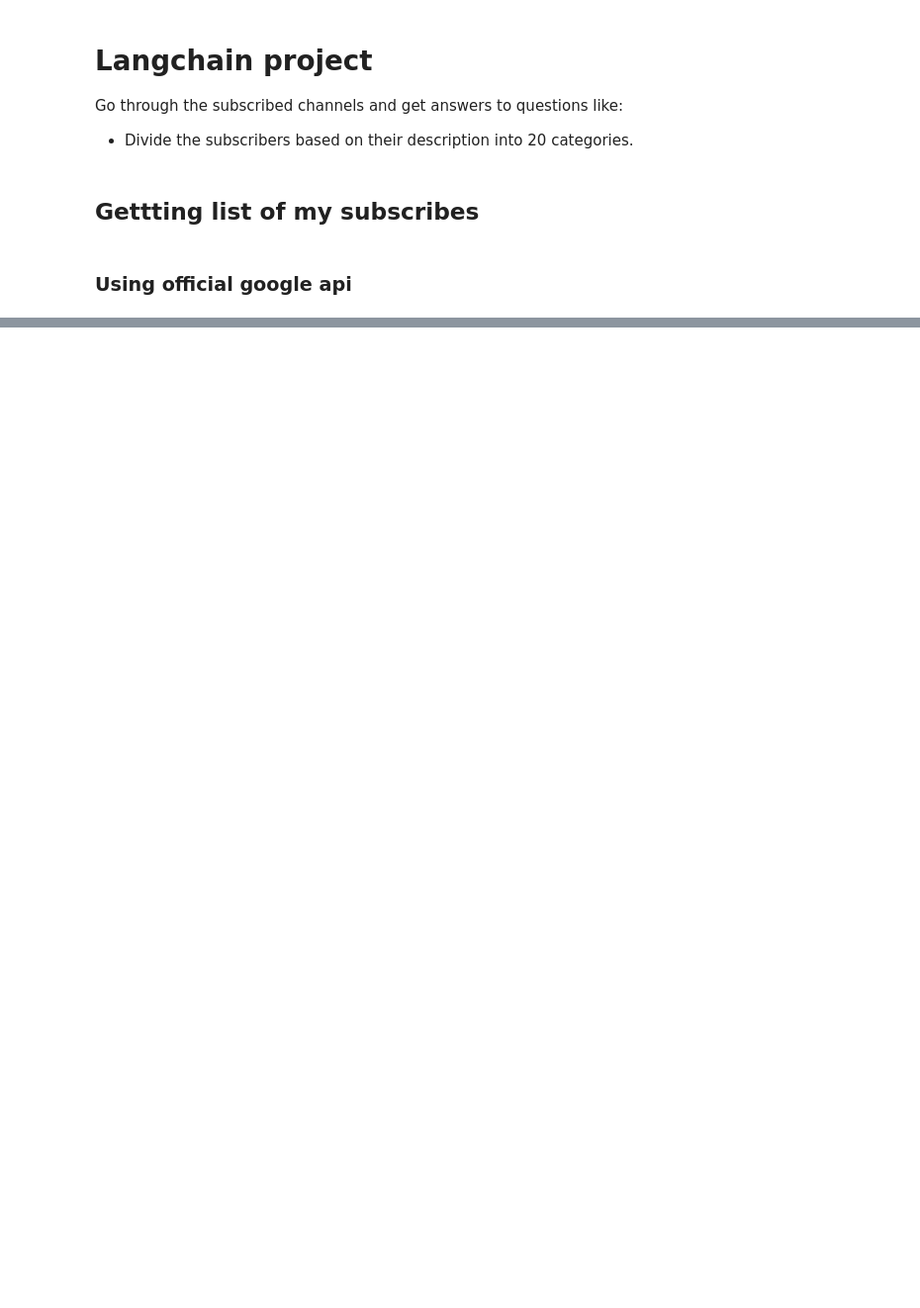
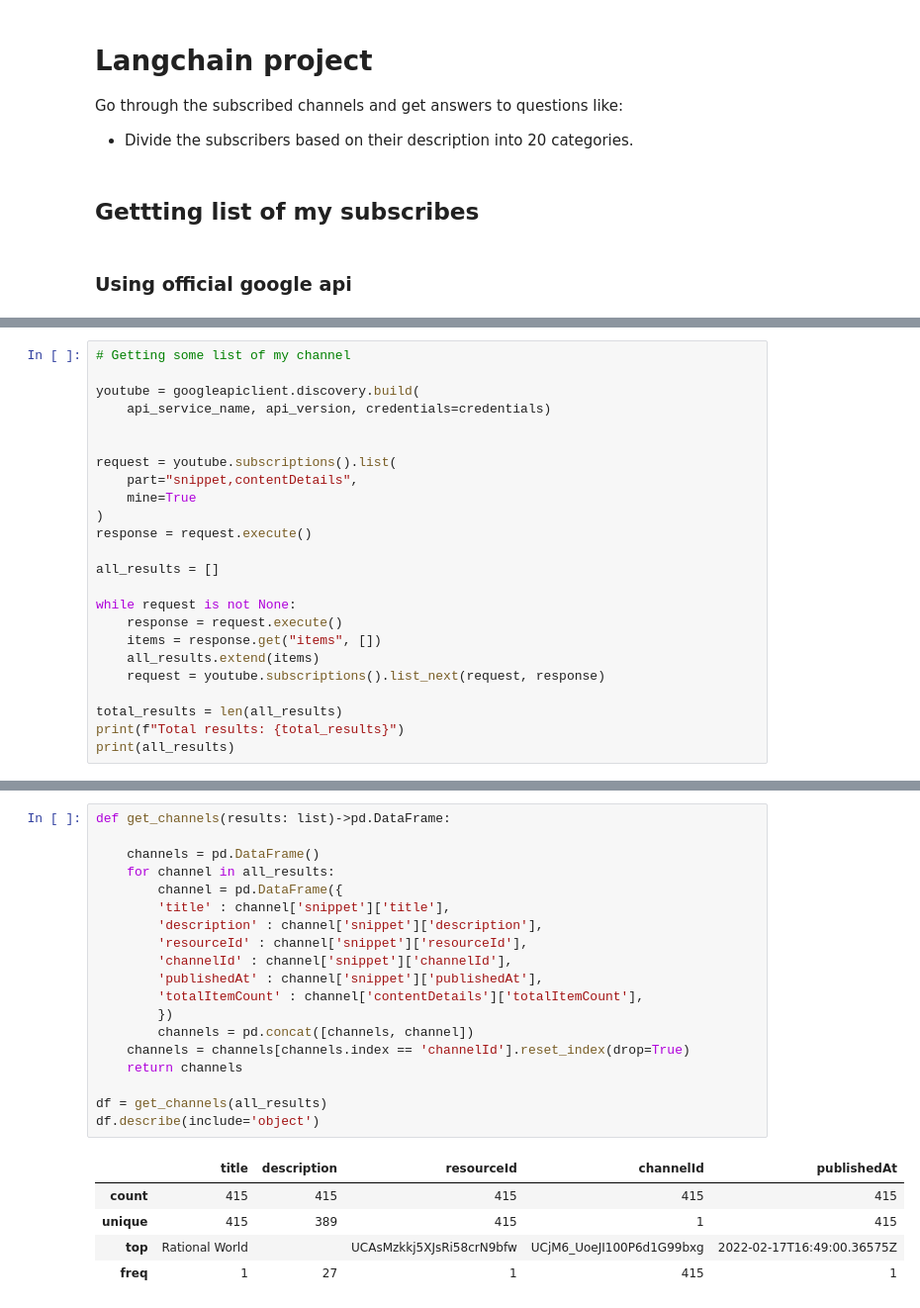
Before and after one commit to prabhanshu11/mindful-media, a Jupyter notebook: 01.ipynb, the cells around one changed output, grey strips where cells are left out. Shown: that part at 99% size. Drawn from its saved outputs; the diff is of its cells as text; blank space fills up the shorter version.

```diff
--- a/01.ipynb
+++ b/01.ipynb
@@ -44,0 +37,24 @@ AIzaSyBZrqqVLRw9SSSArBpygchrPeCm8T3nhIE
+# %%
+# Getting some list of my channel
+
+youtube = googleapiclient.discovery.build(
+    api_service_name, api_version, credentials=credentials)
+
+
+request = youtube.subscriptions().list(
+    part="snippet,contentDetails",
+    mine=True
+)
+response = request.execute()
+
+all_results = []
+
+while request is not None:
+    response = request.execute()
+    items = response.get("items", [])
+    all_results.extend(items)
+    request = youtube.subscriptions().list_next(request, response)
+
+total_results = len(all_results)
+print(f"Total results: {total_results}")
+print(all_results)
@@ -44,0 +92,25 @@ AIzaSyBZrqqVLRw9SSSArBpygchrPeCm8T3nhIE
+# %%
+def get_channels(results: list)->pd.DataFrame:
+
+    channels = pd.DataFrame()
+    for channel in all_results:
+        channel = pd.DataFrame({
+        'title' : channel['snippet']['title'],
+        'description' : channel['snippet']['description'],
+        'resourceId' : channel['snippet']['resourceId'],
+        'channelId' : channel['snippet']['channelId'],
+        'publishedAt' : channel['snippet']['publishedAt'],
+        'totalItemCount' : channel['contentDetails']['totalItemCount'],
+        })
+        channels = pd.concat([channels, channel])
+    channels = channels[channels.index == 'channelId'].reset_index(drop=True)
+    return channels
+
+df = get_channels(all_results)
+df.describe(include='object')
+# %% [output]
+|  | title | description | resourceId | channelId | publishedAt |
+| count | 415 | 415 | 415 | 415 | 415 |
+| unique | 415 | 389 | 415 | 1 | 415 |
+| top | Rational World |  | UCAsMzkkj5XJsRi58crN9bfw | UCjM6_UoeJI100P6d1G99bxg | 2022-02-17T16:49:00.36575Z |
+| freq | 1 | 27 | 1 | 415 | 1 |
```
Also changed, not shown: parts of 7 cells of this notebook.
